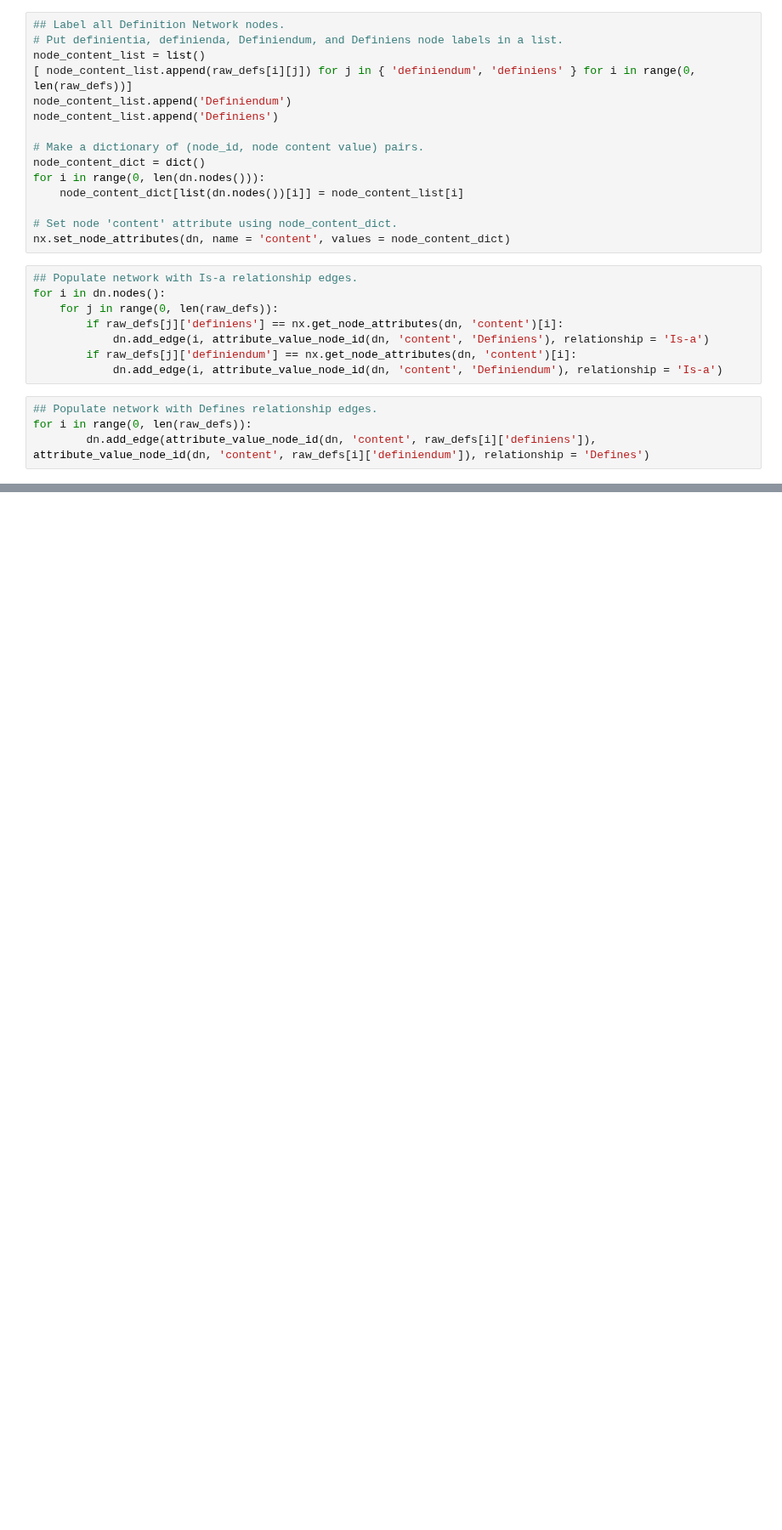
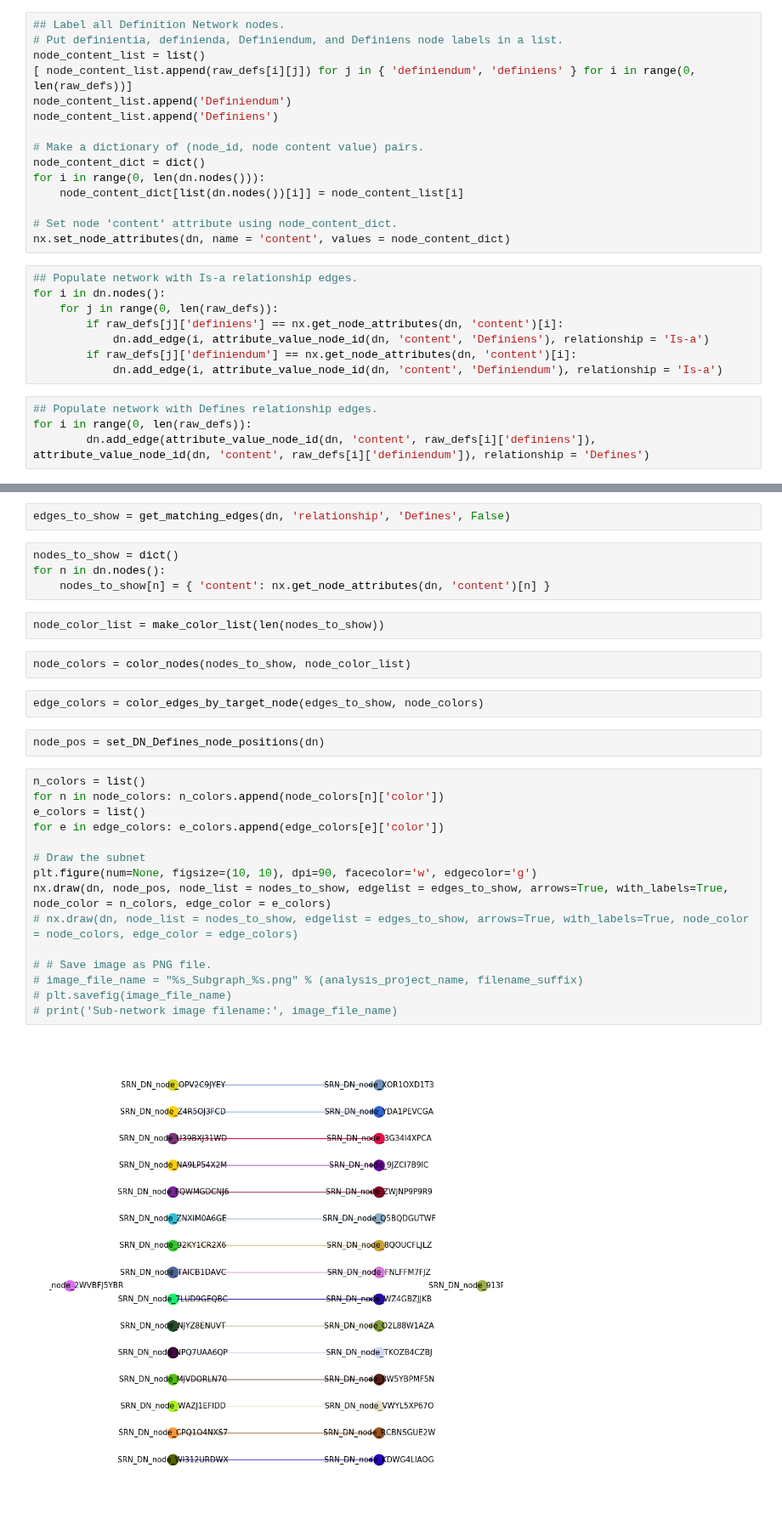
Before and after one commit to ivanjureta/new-concept-networks, a Jupyter notebook: analysis/ilang_structure_DN_step_by_step.ipynb, the cells around one changed output, grey strips where cells are left out. Shown at 85% size. Saved outputs shown, nothing was run; the diff lists cells and outputs as text; blank space fills up the shorter version.

```diff
--- a/analysis/ilang_structure_DN_step_by_step.ipynb
+++ b/analysis/ilang_structure_DN_step_by_step.ipynb
@@ -210,0 +315,31 @@ Sub-network image filename: SRN_DN_Subgraph_Defines.png
+# %%
+edges_to_show = get_matching_edges(dn, 'relationship', 'Defines', False)
+# %%
+nodes_to_show = dict()
+for n in dn.nodes():
+    nodes_to_show[n] = { 'content': nx.get_node_attributes(dn, 'content')[n] }
+# %%
+node_color_list = make_color_list(len(nodes_to_show))
+# %%
+node_colors = color_nodes(nodes_to_show, node_color_list)
+# %%
+edge_colors = color_edges_by_target_node(edges_to_show, node_colors)
+# %%
+node_pos = set_DN_Defines_node_positions(dn)
+# %%
+n_colors = list()
+for n in node_colors: n_colors.append(node_colors[n]['color'])
+e_colors = list()
+for e in edge_colors: e_colors.append(edge_colors[e]['color'])
+
+# Draw the subnet
+plt.figure(num=None, figsize=(10, 10), dpi=90, facecolor='w', edgecolor='g')
+nx.draw(dn, node_pos, node_list = nodes_to_show, edgelist = edges_to_show, arrows=True, with_labels=True, node_color = n_colors, edge_color = e_colors)
+# nx.draw(dn, node_list = nodes_to_show, edgelist = edges_to_show, arrows=True, with_labels=True, node_color = node_colors, edge_color = edge_colors)
+
+# # Save image as PNG file.
+# image_file_name = "%s_Subgraph_%s.png" % (analysis_project_name, filename_suffix)
+# plt.savefig(image_file_name)
+# print('Sub-network image filename:', image_file_name)
+# %% [output]
+[figure, added]
```
Also changed, not shown: parts of 10 cells of this notebook, 3 other files.
